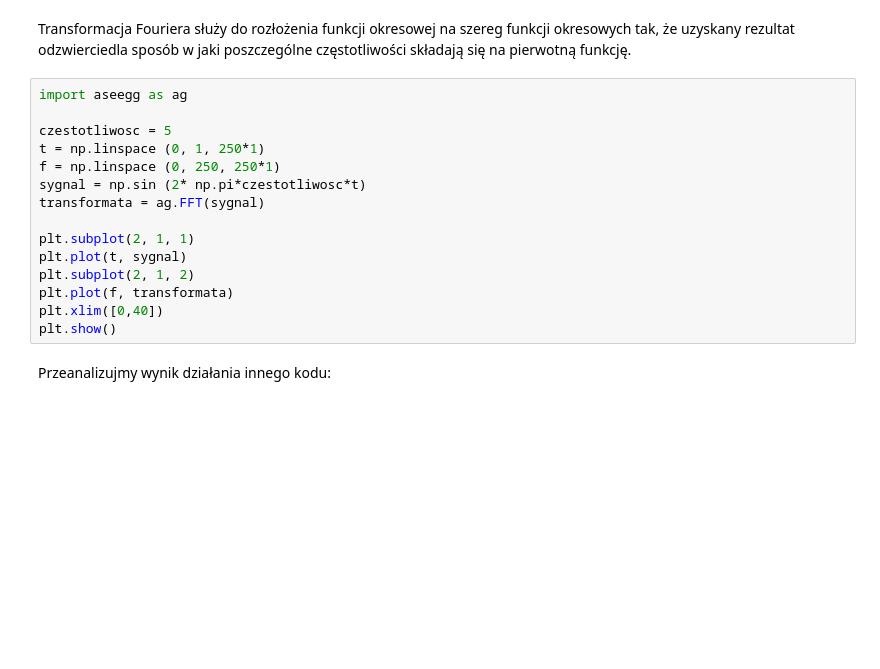
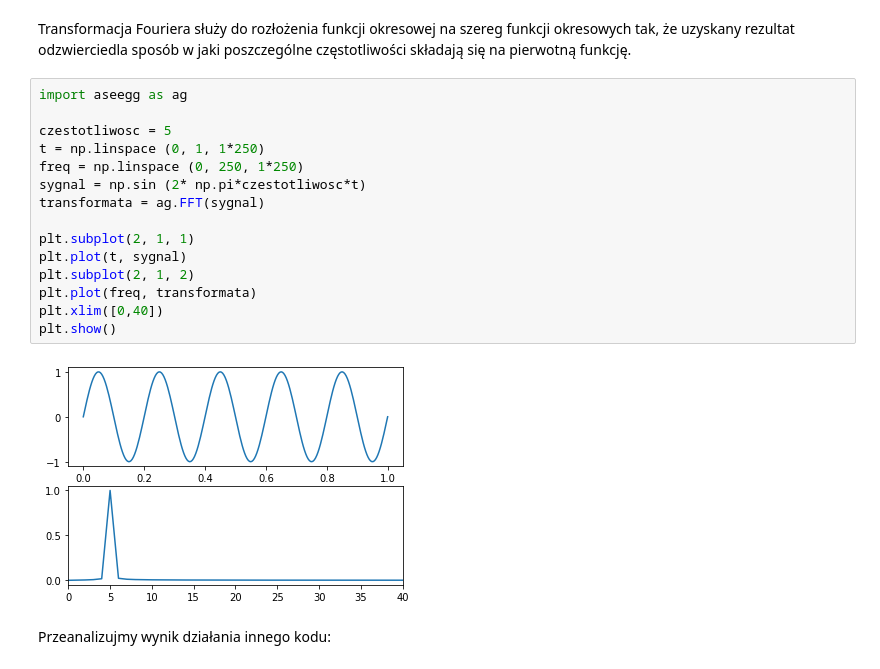
Before and after one commit to jvlkafl/kogni-HCI-sem3, a Jupyter notebook: 03_04_analiza_sygnalow/01_Analiza_sygnałów.ipynb, the cells around one changed output. Drawn from its saved outputs; the diff is of its cells as text; blank space fills up the shorter version.

```diff
--- a/03_04_analiza_sygnalow/01_Analiza_sygnałów.ipynb
+++ b/03_04_analiza_sygnalow/01_Analiza_sygnałów.ipynb
@@ -132,18 +139,20 @@ Transformacja Fouriera służy do rozłożenia funkcji okresowej na szereg funkc
 # %%
 import aseegg as ag
 
 czestotliwosc = 5
-t = np.linspace (0, 1, 250*1)
-f = np.linspace (0, 250, 250*1)
+t = np.linspace (0, 1, 1*250)
+freq = np.linspace (0, 250, 1*250)
 sygnal = np.sin (2* np.pi*czestotliwosc*t)
 transformata = ag.FFT(sygnal)
 
 plt.subplot(2, 1, 1)
 plt.plot(t, sygnal)
 plt.subplot(2, 1, 2)
-plt.plot(f, transformata)
+plt.plot(freq, transformata)
 plt.xlim([0,40])
 plt.show()
+# %% [output]
+[figure, added]
 # %% [markdown]
 Przeanalizujmy wynik działania innego kodu:
 # %%
```
Also changed, not shown: parts of 11 cells of this notebook.
